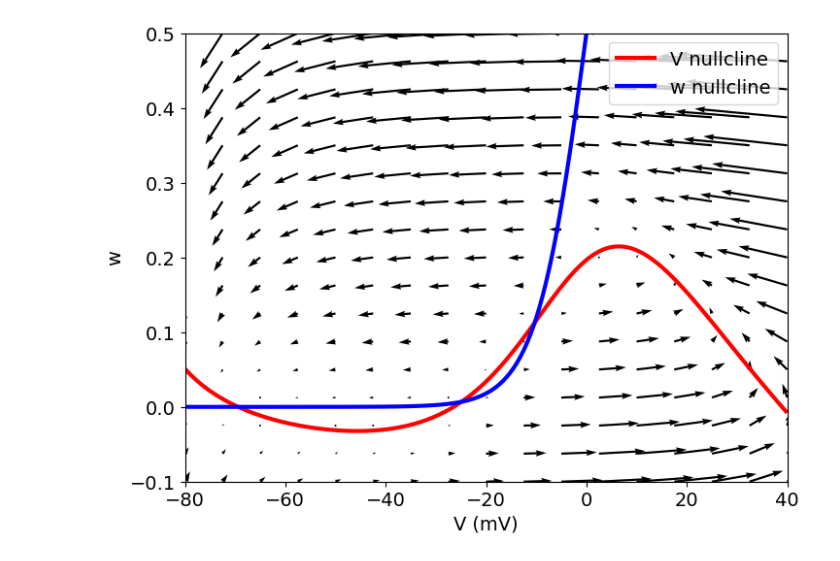
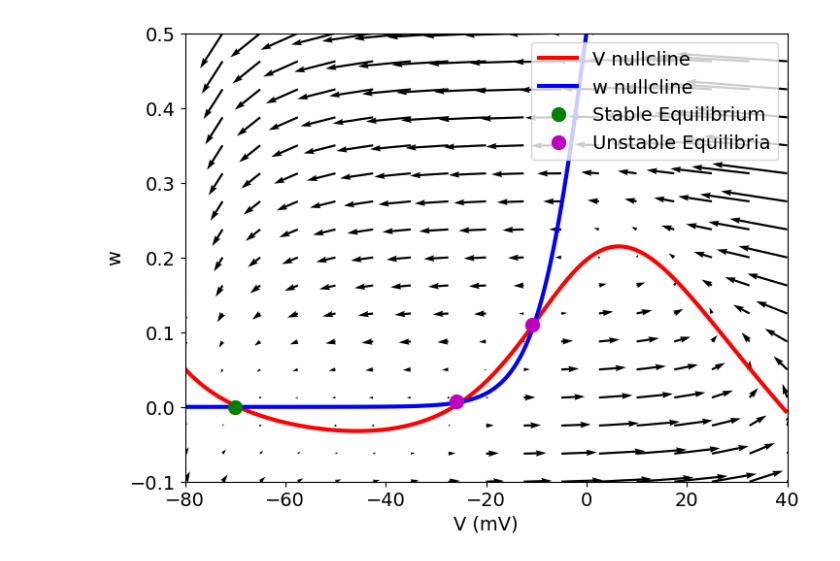
Before and after one commit to sstanbridge09/biologyCoursework, a Jupyter notebook: phasePortraits.ipynb, the cells around one changed output. Drawn from its saved outputs; the diff is of its cells as text; code cells hidden in the pictures.

Commit message:
adding equilibria to phase portrait

```diff
--- a/phasePortraits.ipynb
+++ b/phasePortraits.ipynb
@@ -40,33 +40,42 @@ par = np.array([
     -70,    # Eleak
     -1.2,   # bm
     18,     # cm
     0,     # bw
     10,     # cw
     0.15,   # phiw
     0      # Istim
 ])
 ode_rhs = np.array([hodgkinHuxley(0, coord, par) for coord in coords])
 ode_rhsPlane = np.array([hodgkinHuxley(0, coord, par) for coord in coordsPlane])
 
 v_dot = ode_rhs[:, 0].reshape(xx.shape)
 w_dot = ode_rhs[:, 1].reshape(xx.shape)
 
 v_dotPlane = ode_rhsPlane[:, 0].reshape(xxPlane.shape)
 w_dotPlane = ode_rhsPlane[:, 1].reshape(xxPlane.shape)
 
 
 plt.figure(figsize=(8, 6))
 v_contour = plt.contour(xx, yy, v_dot, levels=[0], colors='r')  # Red for V nullcline
 w_contour = plt.contour(xx, yy, w_dot, levels=[0], colors='b')
 v_handle = plt.Line2D([0], [0], color='r', label='V nullcline')
 w_handle = plt.Line2D([0], [0], color='b', label='w nullcline')
 
+# Create handles for the equilibrium points
+stable_eq_handle = plt.Line2D([0], [0], marker='o', color='g', label='Stable Equilibrium', markersize=10, linestyle='')
+unstable_eq_handle = plt.Line2D([0], [0], marker='o', color='m', label='Unstable Equilibria', markersize=10, linestyle='')
+
 # Create the legend
-plt.legend(handles=[v_handle, w_handle], loc="best")
-
 plt.quiver(xxPlane, yyPlane, v_dotPlane, w_dotPlane, angles='xy', scale_units='xy', scale=30, color='k')
+plt.plot(-70, 0, 'go', label='Stable Equilibrium', markersize=10)
+plt.plot(-26, 0.007, 'mo', label='Unstable Equilibrium', markersize=10)
+plt.plot(-10.9, 0.11, 'mo', label='Unstable Equilibrium', markersize=10)
 plt.xlabel('V (mV)')
 plt.ylabel('w')
+
+# Include all handles in the legend
+plt.legend(handles=[v_handle, w_handle, stable_eq_handle, unstable_eq_handle], loc="best")
+
 plt.show()
 # %% [output]
-[figure, old version]
+[figure, new version]
```
Also changed, not shown: 1 other file.
